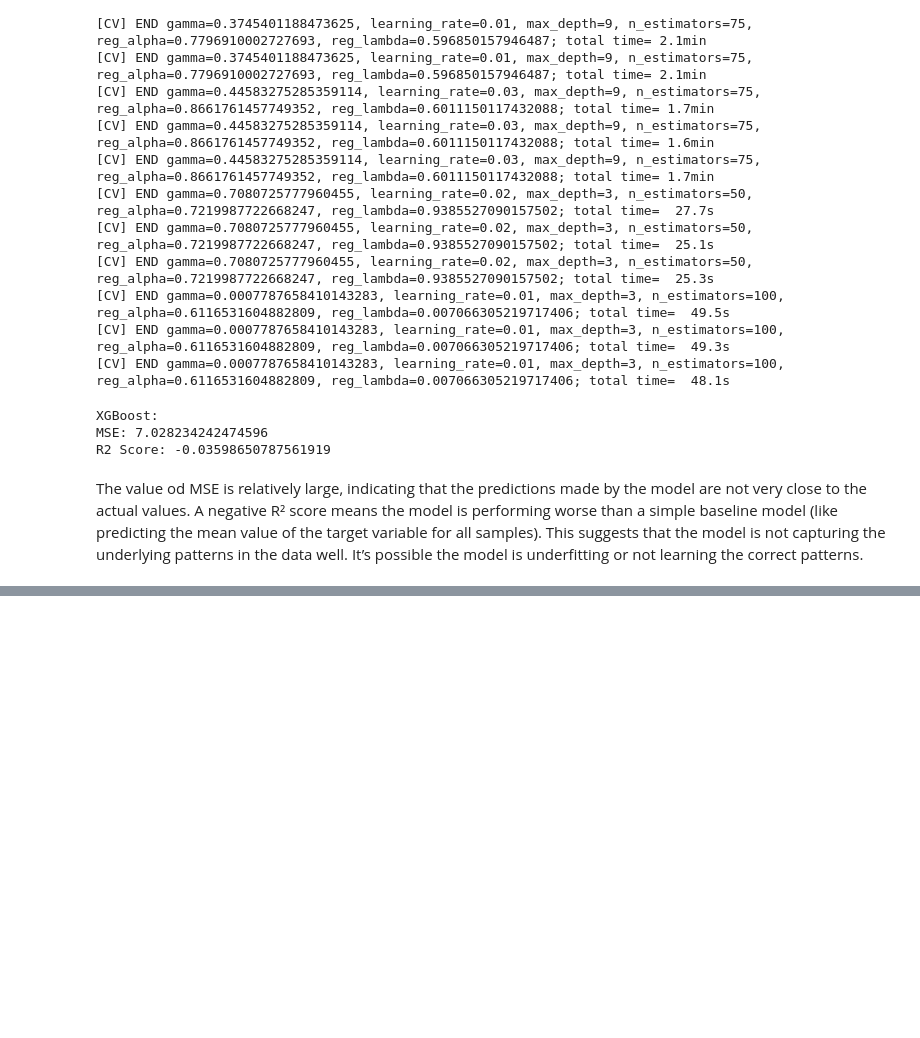
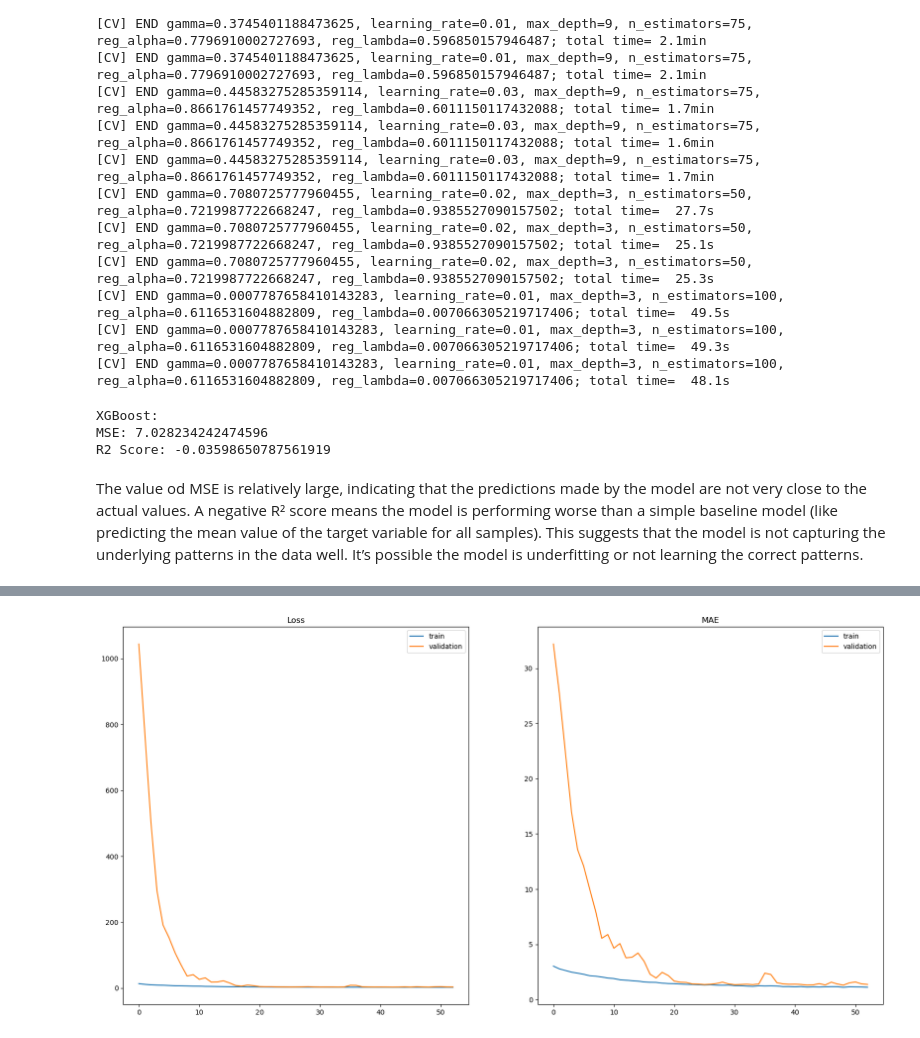
Before and after one commit to ricardofoliveira61/ML-data-analysis, a Jupyter notebook: Work_pipeline.ipynb, the cells around one changed output, grey strips where cells are left out. Drawn from its saved outputs; the diff is of its cells as text; code cells hidden in the pictures; blank space fills up the shorter version.

```diff
--- a/part_1.ipynb
+++ b/Work_pipeline.ipynb
@@ -1572,0 +1583,2 @@ print(results_df)
+# %%
+random_samples=pd.read_pickle(filepath_or_buffer= "random_samples.pkl")
@@ -1572,0 +1622,4 @@ print(results_df)
+# %%
+x_train_drugs = pd.concat([x_train_drugs.drop(['morgan_fingerprints'], axis=1), x_train_drugs['morgan_fingerprints'].apply(lambda x: pd.Series({f'fp{str(i)}': val for i, val in enumerate(x)}))], axis=1)
+x_test_drugs = pd.concat([x_test_drugs.drop(['morgan_fingerprints'], axis=1), x_test_drugs['morgan_fingerprints'].apply(lambda x: pd.Series({f'fp{str(i)}': val for i, val in enumerate(x)}))], axis=1)
+x_val_drugs = pd.concat([x_val_drugs.drop(['morgan_fingerprints'], axis=1), x_val_drugs['morgan_fingerprints'].apply(lambda x: pd.Series({f'fp{str(i)}': val for i, val in enumerate(x)}))], axis=1)
@@ -1572,0 +1636,14 @@ print(results_df)
+# %%
+x_train_cell = x_train_cell_lines['Gene_expression'].apply(pd.Series)
+x_train_cell.columns = [f'gene_{i}' for i in range(x_train_cell.shape[1])]
+x_train_cell_lines = pd.concat([x_train_cell_lines.drop(columns=['Gene_expression']), x_train_cell], axis=1)
+
+#####
+x_test_cell = x_test_cell_lines['Gene_expression'].apply(pd.Series)
+x_test_cell.columns = [f'gene_{i}' for i in range(x_test_cell.shape[1])]
+x_test_cell_lines = pd.concat([x_test_cell_lines.drop(columns=['Gene_expression']), x_test_cell], axis=1)
+
+#####
+x_val_cell = x_val_cell_lines['Gene_expression'].apply(pd.Series)
+x_val_cell.columns = [f'gene_{i}' for i in range(x_val_cell.shape[1])]
+x_val_cell_lines = pd.concat([x_val_cell_lines.drop(columns=['Gene_expression']), x_val_cell], axis=1)
@@ -1572,0 +1697,11 @@ print(results_df)
+# %%
+model = DenseModel(x_train_cell_lines.shape[1], x_train_drugs.shape[1],expr_hlayers_sizes='[625, 312]', drug_hlayers_sizes='[1000, 500, 250]',predictor_hlayers_sizes='[1000]', hidden_dropout=0.3, optimizer='Adam', learn_rate=0.0001)
+print(model.summary())
+
+model.train(x_train_cell_lines, x_train_drugs, y_train, epochs=100, batch_size=126)
+
+val_loss, val_mae = model.evaluate(x_val_cell_lines, x_val_drugs, y_val)
+print(f'Test Loss: {val_loss}, Test MAE: {val_mae}')
+
+predictions = model.predict(x_test_cell_lines, x_test_drugs)
+print(predictions)
@@ -1572,0 +1726,16 @@ print(results_df)
+# %%
+plt.figure(figsize=(20, 10))
+plt.subplot(1, 2, 1)
+plt.plot(model.history.history['loss'], label='train')
+plt.plot(model.history.history['val_loss'], label='validation')
+plt.title('Loss')
+plt.legend()
+
+plt.subplot(1, 2, 2)
+plt.plot(model.history.history['mae'], label='train')
+plt.plot(model.history.history['val_mae'], label='validation')
+plt.title('MAE')
+plt.legend()
+plt.show()
+# %% [output]
+[figure, added]
```
Also changed, not shown: parts of 24 cells of this notebook, 4 other files.
